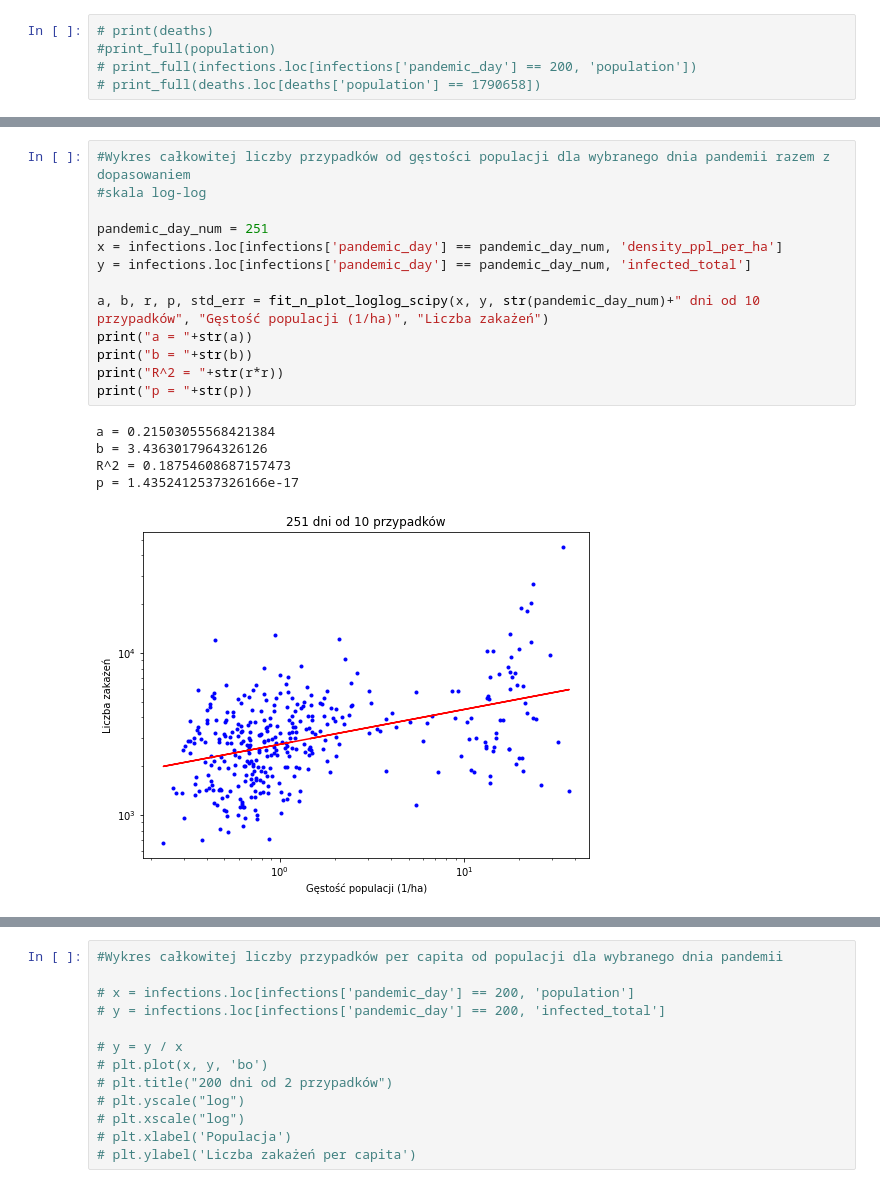
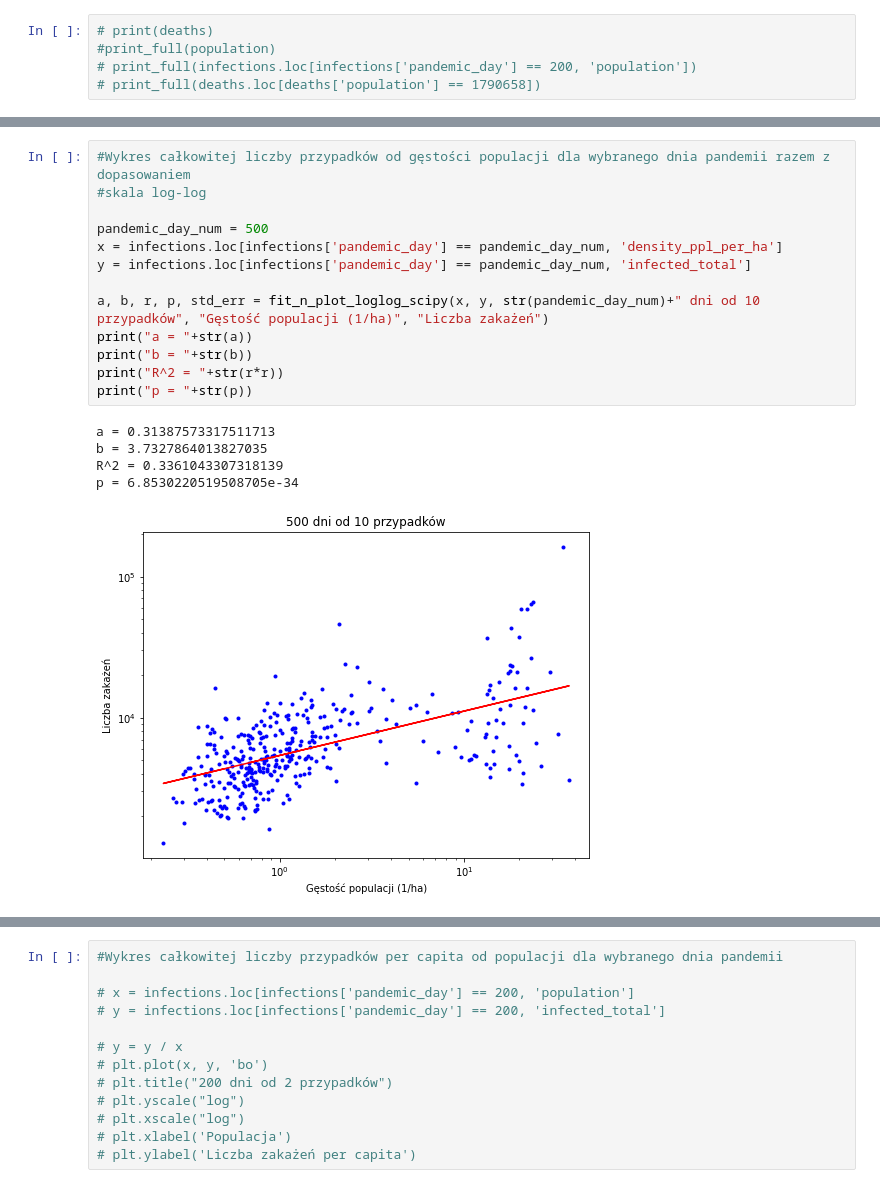
Before and after one commit to mis723/Analiza-COVID-w-Polsce, a Jupyter notebook: analiza_danych.ipynb, the cells around one changed output, grey strips where cells are left out. Drawn from its saved outputs; the diff is of its cells as text.

```diff
--- a/analiza_danych.ipynb
+++ b/analiza_danych.ipynb
@@ -282,19 +312,19 @@ p = 0.012164619169231816
 # %%
 #Wykres całkowitej liczby przypadków od gęstości populacji dla wybranego dnia pandemii razem z dopasowaniem
 #skala log-log
 
-pandemic_day_num = 251
+pandemic_day_num = 500
 x = infections.loc[infections['pandemic_day'] == pandemic_day_num, 'density_ppl_per_ha']
 y = infections.loc[infections['pandemic_day'] == pandemic_day_num, 'infected_total']
 
 a, b, r, p, std_err = fit_n_plot_loglog_scipy(x, y, str(pandemic_day_num)+" dni od 10 przypadków", "Gęstość populacji (1/ha)", "Liczba zakażeń")
 print("a = "+str(a))
 print("b = "+str(b))
 print("R^2 = "+str(r*r))
 print("p = "+str(p))
 # %% [output]
-a = 0.21503055568421384
-b = 3.4363017964326126
-R^2 = 0.18754608687157473
-p = 1.4352412537326166e-17
+a = 0.31387573317511713
+b = 3.7327864013827035
+R^2 = 0.3361043307318139
+p = 6.8530220519508705e-34
-[figure, old version]
+[figure, new version]
```
Also changed, not shown: parts of 35 cells of this notebook.
